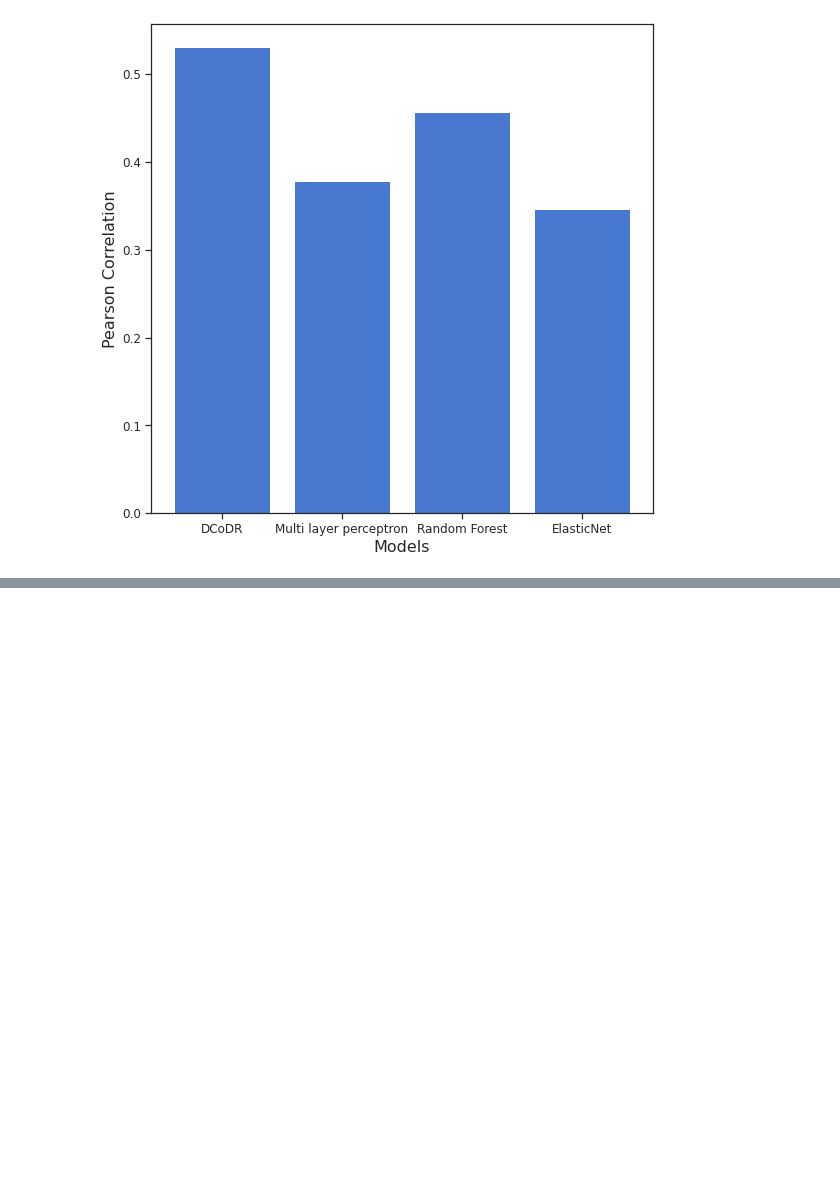
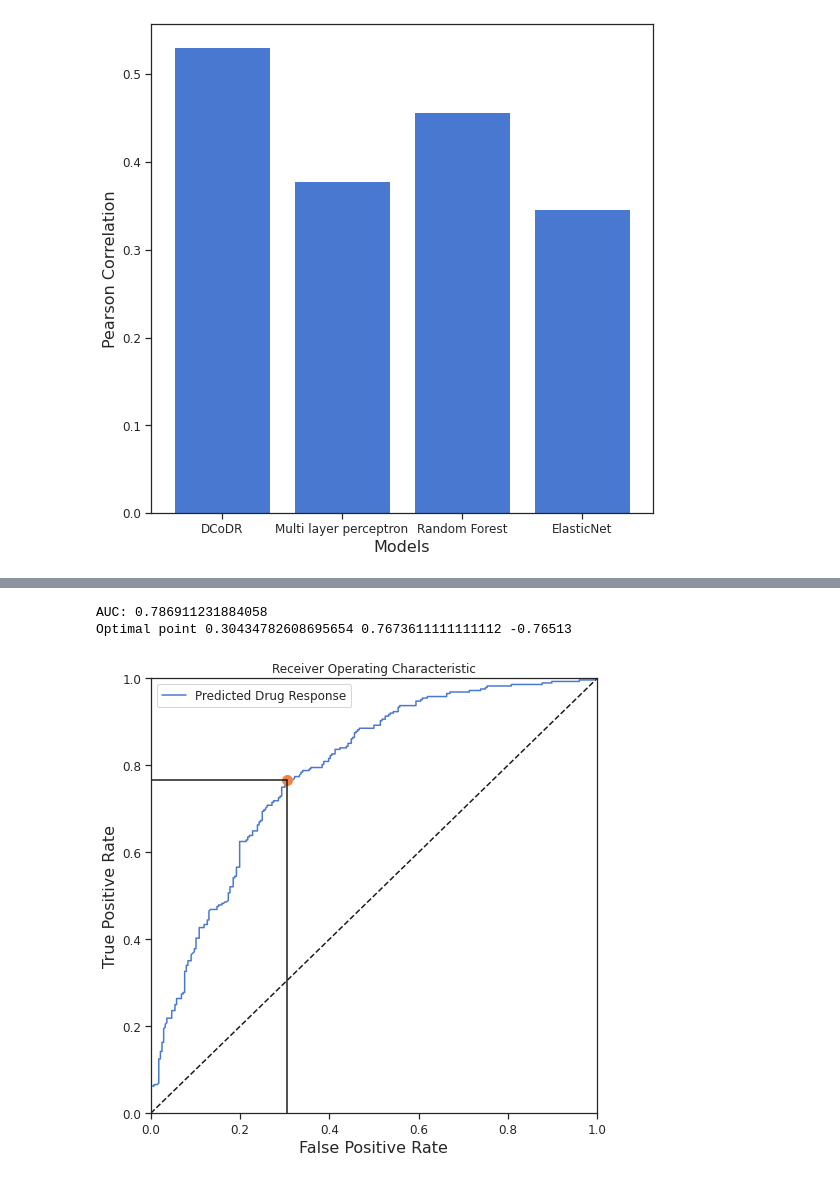
Before and after one commit to aksinghal5590/dcodr, a Jupyter notebook: notebooks/model_comparison.ipynb, the cells around one changed output, grey strips where cells are left out. Cells and saved outputs as stored; diff of their text form; code cells hidden in the pictures; blank space fills up the shorter version.

```diff
--- a/notebooks/model_comparison.ipynb
+++ b/notebooks/model_comparison.ipynb
@@ -961,0 +1009,34 @@ waterfall_plot.savefig('../plots/figure2/waterfall_' + drug + '_April_09.svg')
+# %%
+drugs = ['Palbociclib']
+drug = 'Palbociclib'
+
+fig = plt.figure(figsize=(8, 8))
+ax = fig.add_subplot(111)
+ax.grid(False)
+ax.set_xlim([0,1])
+ax.set_ylim([0,1])
+plt.plot([0,1],[0,1], 'k--')
+f = 0.5
+_, _, filtered_df  = get_avg_cv_data_3class(ont, dataset, zscore_method, drug, fraction=f, true_fraction=0.16, is_show=False)
+filtered_df['pred'] = filtered_df['pred'] * -1.0
+filtered_df['true'] = filtered_df['true'] * -1
+fpr, tpr, thresholds = metrics.roc_curve(filtered_df['true'], filtered_df['pred'])
+
+print("AUC:", metrics.roc_auc_score(filtered_df['true'], filtered_df['pred']))
+plt.plot(fpr, tpr, label='Predicted Drug Response')
+plt.legend()
+plt.xlabel("False Positive Rate")
+plt.ylabel("True Positive Rate")
+plt.title('Receiver Operating Characteristic')
+
+opt_i = np.argmax(tpr - fpr)
+print("Optimal point", fpr[opt_i], tpr[opt_i], thresholds[opt_i])
+plt.plot(fpr[opt_i], tpr[opt_i], marker='.', markersize=20)
+plt.plot([fpr[opt_i], fpr[opt_i]], [0, tpr[opt_i]], 'k-')
+plt.plot([0, fpr[opt_i]], [tpr[opt_i], tpr[opt_i]], 'k-')
+
+plt.show()
+# %% [output]
+AUC: 0.786911231884058
+Optimal point 0.30434782608695654 0.7673611111111112 -0.76513
+[figure, added]
```
Also changed, not shown: parts of 32 cells of this notebook, 1 other file.
